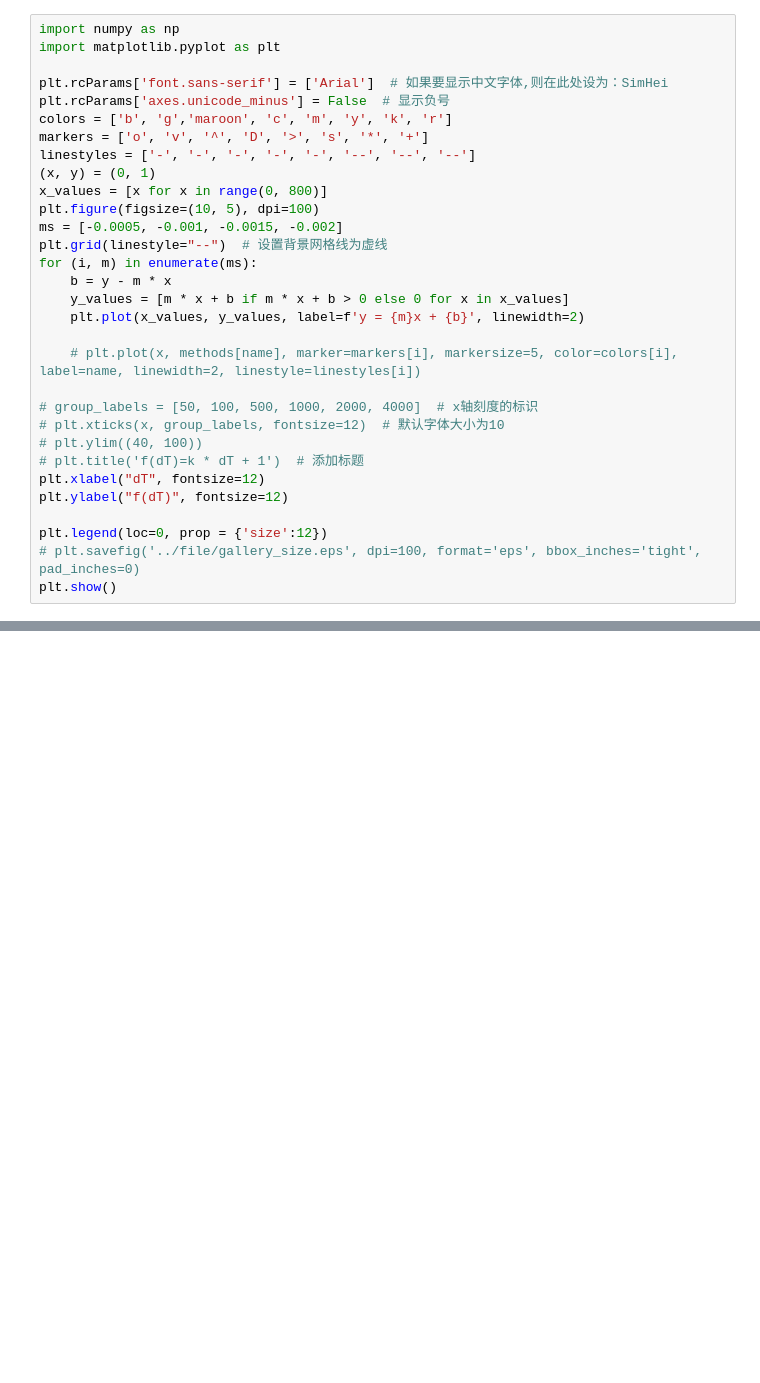
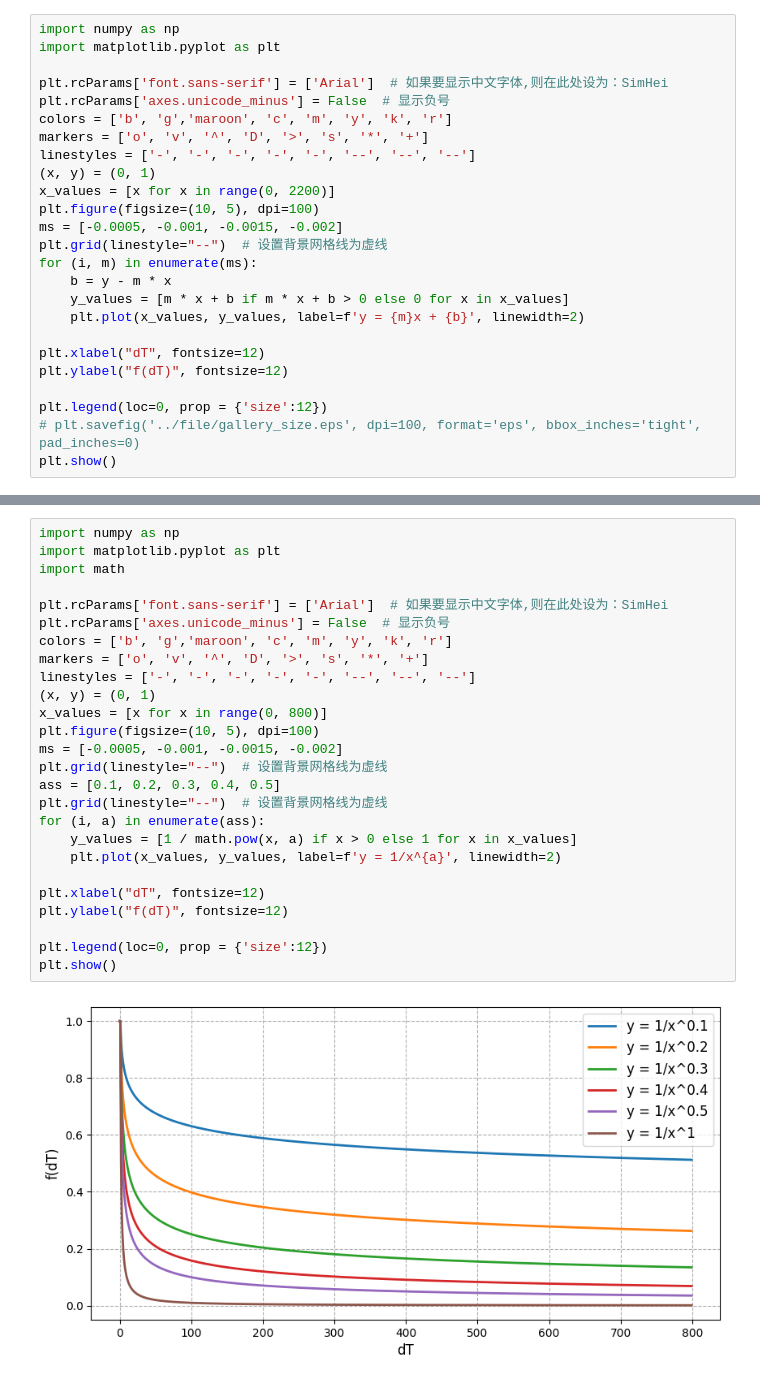
Before and after one commit to JackFlying/DNFNet_release, a Jupyter notebook: tools/visualize/vis_stc.ipynb, the cells around one changed output, grey strips where cells are left out. Saved outputs shown, nothing was run; the diff lists cells and outputs as text; blank space fills up the shorter version.

```diff
--- a/tools/visualize/vis_stc.ipynb
+++ b/tools/visualize/vis_stc.ipynb
@@ -8,7 +8,7 @@ colors = ['b', 'g','maroon', 'c', 'm', 'y', 'k', 'r']
 markers = ['o', 'v', '^', 'D', '>', 's', '*', '+']
 linestyles = ['-', '-', '-', '-', '-', '--', '--', '--']
 (x, y) = (0, 1)
-x_values = [x for x in range(0, 800)]
+x_values = [x for x in range(0, 2200)]
 plt.figure(figsize=(10, 5), dpi=100)
 ms = [-0.0005, -0.001, -0.0015, -0.002]
 plt.grid(linestyle="--")  # 设置背景网格线为虚线
@@ -17,12 +17,6 @@ for (i, m) in enumerate(ms):
     y_values = [m * x + b if m * x + b > 0 else 0 for x in x_values]
     plt.plot(x_values, y_values, label=f'y = {m}x + {b}', linewidth=2)
 
-    # plt.plot(x, methods[name], marker=markers[i], markersize=5, color=colors[i], label=name, linewidth=2, linestyle=linestyles[i])
-
-# group_labels = [50, 100, 500, 1000, 2000, 4000]  # x轴刻度的标识
-# plt.xticks(x, group_labels, fontsize=12)  # 默认字体大小为10
-# plt.ylim((40, 100))
-# plt.title('f(dT)=k * dT + 1')  # 添加标题
 plt.xlabel("dT", fontsize=12)
 plt.ylabel("f(dT)", fontsize=12)
 
@@ -33,0 +26,28 @@ plt.show()
+# %%
+import numpy as np
+import matplotlib.pyplot as plt
+import math
+
+plt.rcParams['font.sans-serif'] = ['Arial']  # 如果要显示中文字体,则在此处设为：SimHei
+plt.rcParams['axes.unicode_minus'] = False  # 显示负号
+colors = ['b', 'g','maroon', 'c', 'm', 'y', 'k', 'r']
+markers = ['o', 'v', '^', 'D', '>', 's', '*', '+']
+linestyles = ['-', '-', '-', '-', '-', '--', '--', '--']
+(x, y) = (0, 1)
+x_values = [x for x in range(0, 800)]
+plt.figure(figsize=(10, 5), dpi=100)
+ms = [-0.0005, -0.001, -0.0015, -0.002]
+plt.grid(linestyle="--")  # 设置背景网格线为虚线
+ass = [0.1, 0.2, 0.3, 0.4, 0.5]
+plt.grid(linestyle="--")  # 设置背景网格线为虚线
+for (i, a) in enumerate(ass):
+    y_values = [1 / math.pow(x, a) if x > 0 else 1 for x in x_values]
+    plt.plot(x_values, y_values, label=f'y = 1/x^{a}', linewidth=2)
+
+plt.xlabel("dT", fontsize=12)
+plt.ylabel("f(dT)", fontsize=12)
+
+plt.legend(loc=0, prop = {'size':12})
+plt.show()
+# %% [output]
+[figure, added]
```
Also changed, not shown: parts of 2 cells of this notebook, 30 other files.
